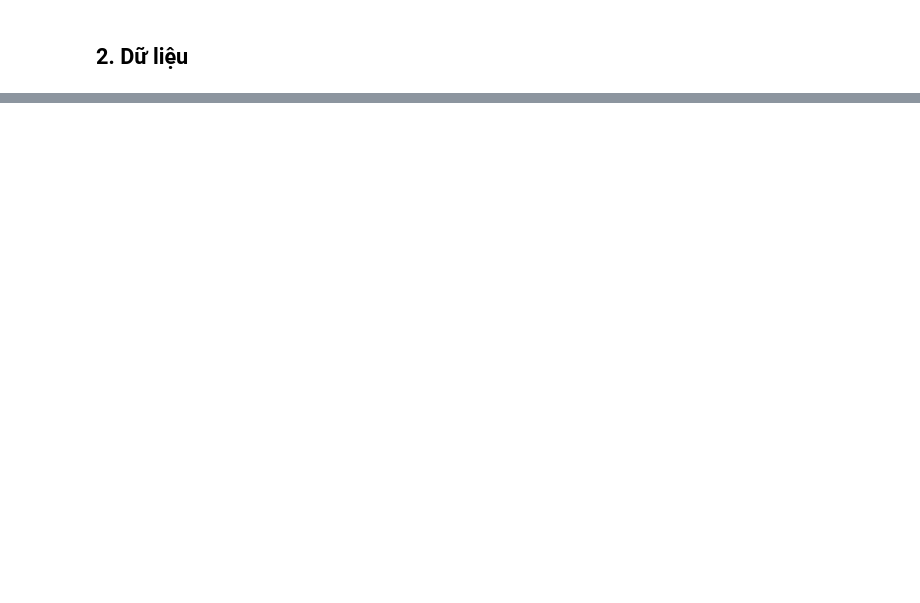
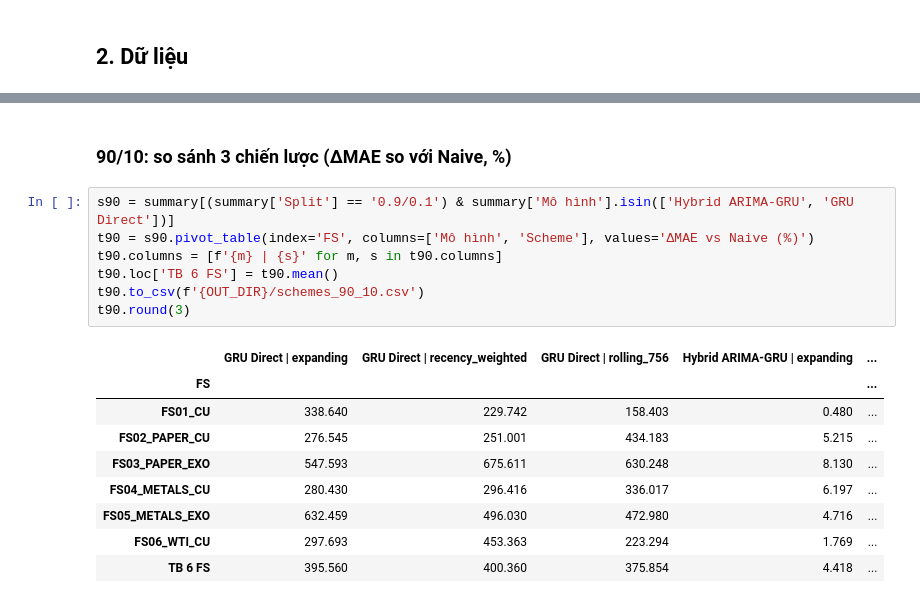
Before and after one commit to lancelotviendangkhoa710/cooper_price_prediction_project, a Jupyter notebook: huy task/copper_hybrid_arima_gru_huy.ipynb, the cells around one changed output, grey strips where cells are left out. Saved outputs shown, nothing was run; the diff lists cells and outputs as text; blank space fills up the shorter version.

```diff
--- a/huy task/copper_hybrid_arima_gru_huy.ipynb
+++ b/huy task/copper_hybrid_arima_gru_huy.ipynb
@@ -306,0 +447,19 @@ summary.pivot(index='Mô hình', columns='Split', values='ΔMAE vs Naive (%)').l
+# %% [markdown]
+### 90/10: so sánh 3 chiến lược (ΔMAE so với Naive, %)
+# %%
+s90 = summary[(summary['Split'] == '0.9/0.1') & summary['Mô hình'].isin(['Hybrid ARIMA-GRU', 'GRU Direct'])]
+t90 = s90.pivot_table(index='FS', columns=['Mô hình', 'Scheme'], values='ΔMAE vs Naive (%)')
+t90.columns = [f'{m} | {s}' for m, s in t90.columns]
+t90.loc['TB 6 FS'] = t90.mean()
+t90.to_csv(f'{OUT_DIR}/schemes_90_10.csv')
+t90.round(3)
+# %% [output]
+|  | GRU Direct | expanding | GRU Direct | recency_weighted | GRU Direct | rolling_756 | Hybrid ARIMA-GRU | expanding | ... |
+| FS |  |  |  |  | ... |
+| FS01_CU | 338.640 | 229.742 | 158.403 | 0.480 | ... |
+| FS02_PAPER_CU | 276.545 | 251.001 | 434.183 | 5.215 | ... |
+| FS03_PAPER_EXO | 547.593 | 675.611 | 630.248 | 8.130 | ... |
+| FS04_METALS_CU | 280.430 | 296.416 | 336.017 | 6.197 | ... |
+| FS05_METALS_EXO | 632.459 | 496.030 | 472.980 | 4.716 | ... |
+| FS06_WTI_CU | 297.693 | 453.363 | 223.294 | 1.769 | ... |
+| TB 6 FS | 395.560 | 400.360 | 375.854 | 4.418 | ... |
```
Also changed, not shown: parts of 24 cells of this notebook, 50 other files.
